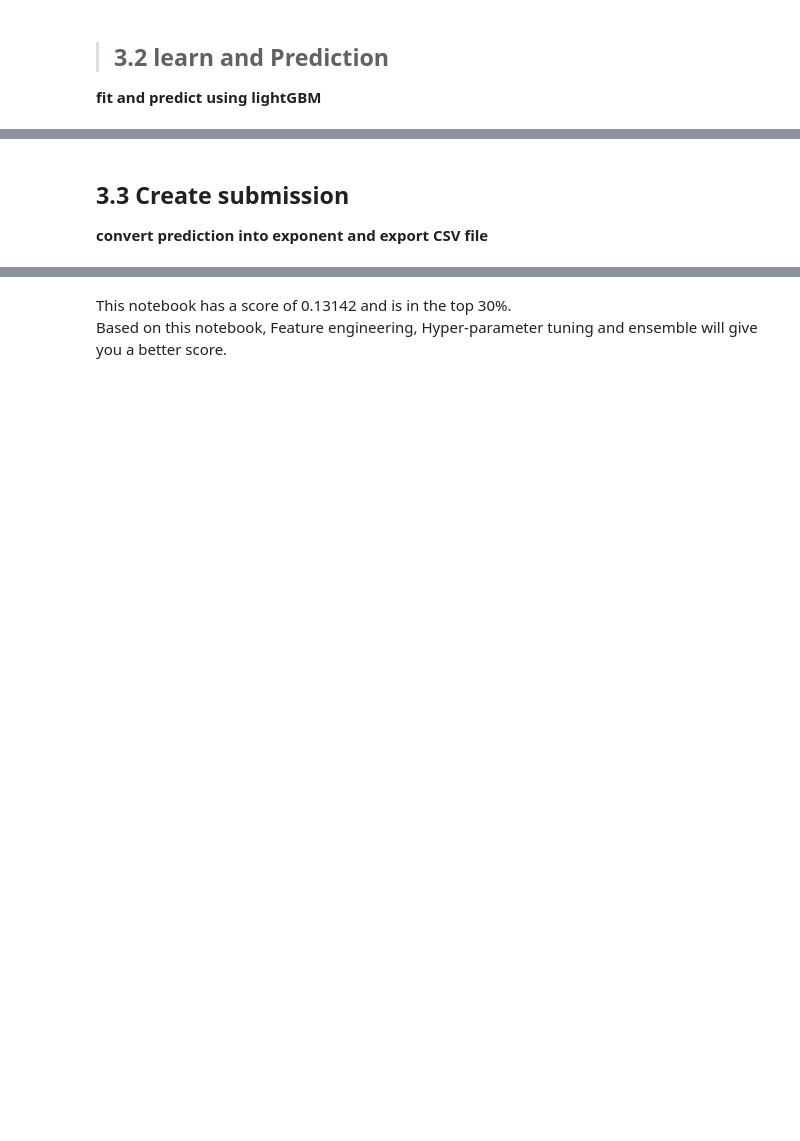
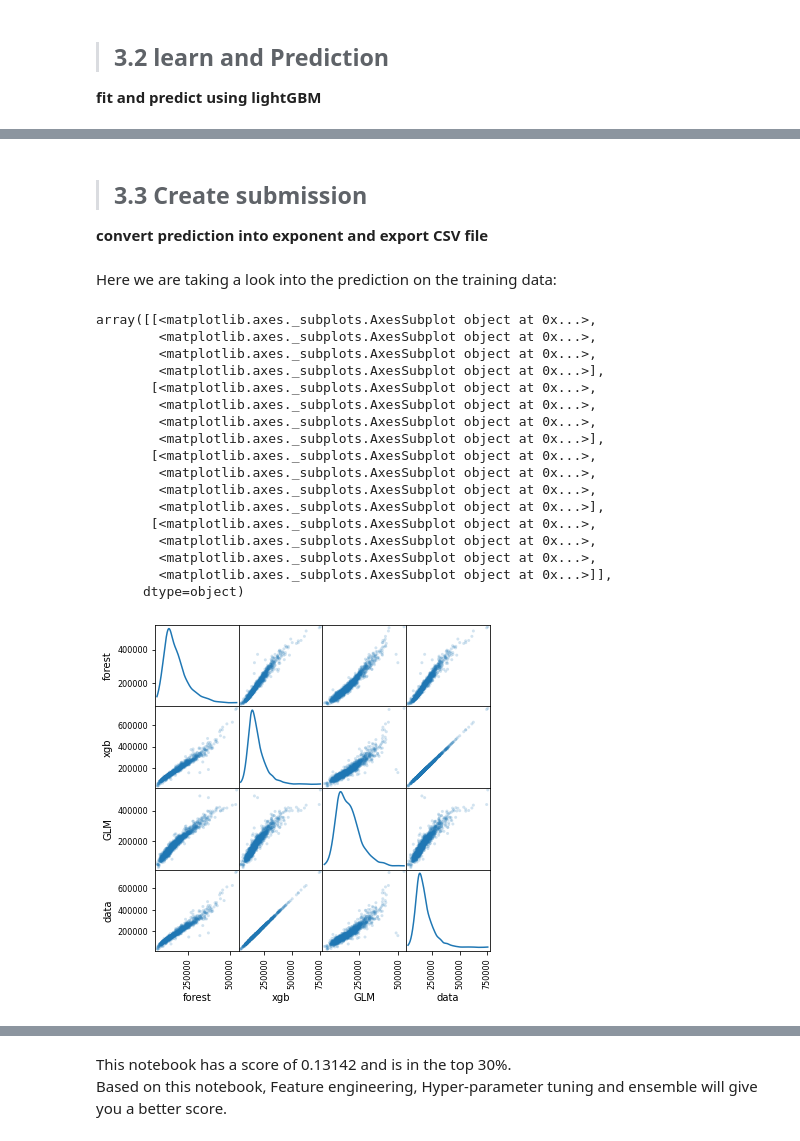
Before and after one commit to saeedsaberi/Datachallenge, a Jupyter notebook: house/house-prices-simple-and-easy-3-steps-to-submit.ipynb, the cells around one changed output, grey strips where cells are left out. Cells and saved outputs as stored; diff of their text form; code cells hidden in the pictures; blank space fills up the shorter version.

```diff
--- a/house/house-prices-simple-and-easy-3-steps-to-submit.ipynb
+++ b/house/house-prices-simple-and-easy-3-steps-to-submit.ipynb
@@ -445,3 +469,40 @@ Best parameters {'colsample_bytree': 0.7, 'learning_rate': 0.03, 'max_depth': 6,
 # %% [markdown]
-## 3.3 Create submission<a id="3.3"></a>
+> ## 3.3 Create submission<a id="3.3"></a>
 **convert prediction into exponent and export CSV file**
+# %% [markdown]
+Here we are taking a look into the prediction on the training data:
+# %%
+from pandas.plotting import scatter_matrix
+
+forest_train_pred = model_rf.predict(X_train)
+xgb_train_pred = model_xgb.predict(X_train)
+lgbm_train_pred = model_glm.predict(X_train)
+
+
+base_pred = pd.DataFrame({
+    'forest':forest_train_pred.ravel(),
+    'xgb':xgb_train_pred.ravel(),
+    'GLM': lgbm_train_pred.ravel(),
+    'data': y_train
+
+})
+scatter_matrix(base_pred, alpha=0.2, figsize=(6, 6), diagonal='kde')
+# %% [output]
+array([[<matplotlib.axes._subplots.AxesSubplot object at 0x...>,
+        <matplotlib.axes._subplots.AxesSubplot object at 0x...>,
+        <matplotlib.axes._subplots.AxesSubplot object at 0x...>,
+        <matplotlib.axes._subplots.AxesSubplot object at 0x...>],
+       [<matplotlib.axes._subplots.AxesSubplot object at 0x...>,
+        <matplotlib.axes._subplots.AxesSubplot object at 0x...>,
+        <matplotlib.axes._subplots.AxesSubplot object at 0x...>,
+        <matplotlib.axes._subplots.AxesSubplot object at 0x...>],
+       [<matplotlib.axes._subplots.AxesSubplot object at 0x...>,
+        <matplotlib.axes._subplots.AxesSubplot object at 0x...>,
+        <matplotlib.axes._subplots.AxesSubplot object at 0x...>,
+        <matplotlib.axes._subplots.AxesSubplot object at 0x...>],
+       [<matplotlib.axes._subplots.AxesSubplot object at 0x...>,
+        <matplotlib.axes._subplots.AxesSubplot object at 0x...>,
+        <matplotlib.axes._subplots.AxesSubplot object at 0x...>,
+        <matplotlib.axes._subplots.AxesSubplot object at 0x...>]],
+      dtype=object)
+[figure, added]
```
Also changed, not shown: parts of 30 cells of this notebook.
